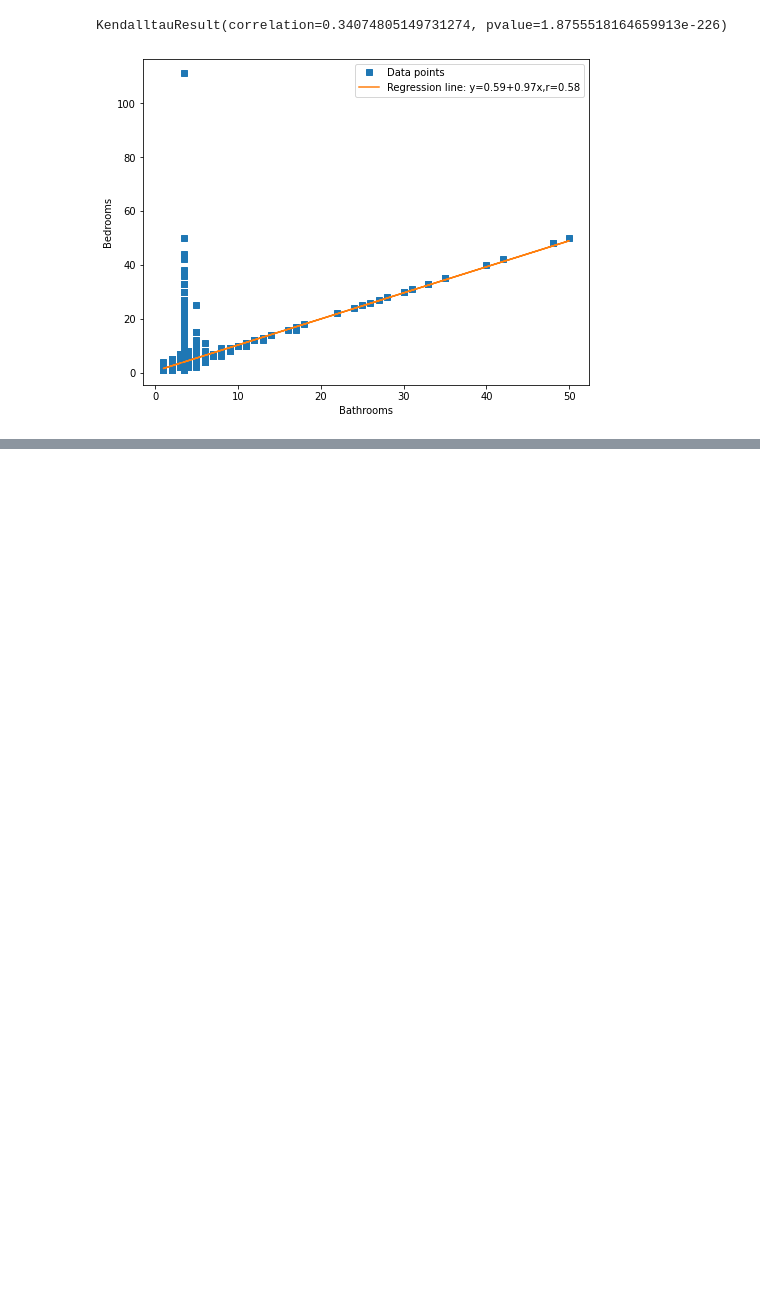
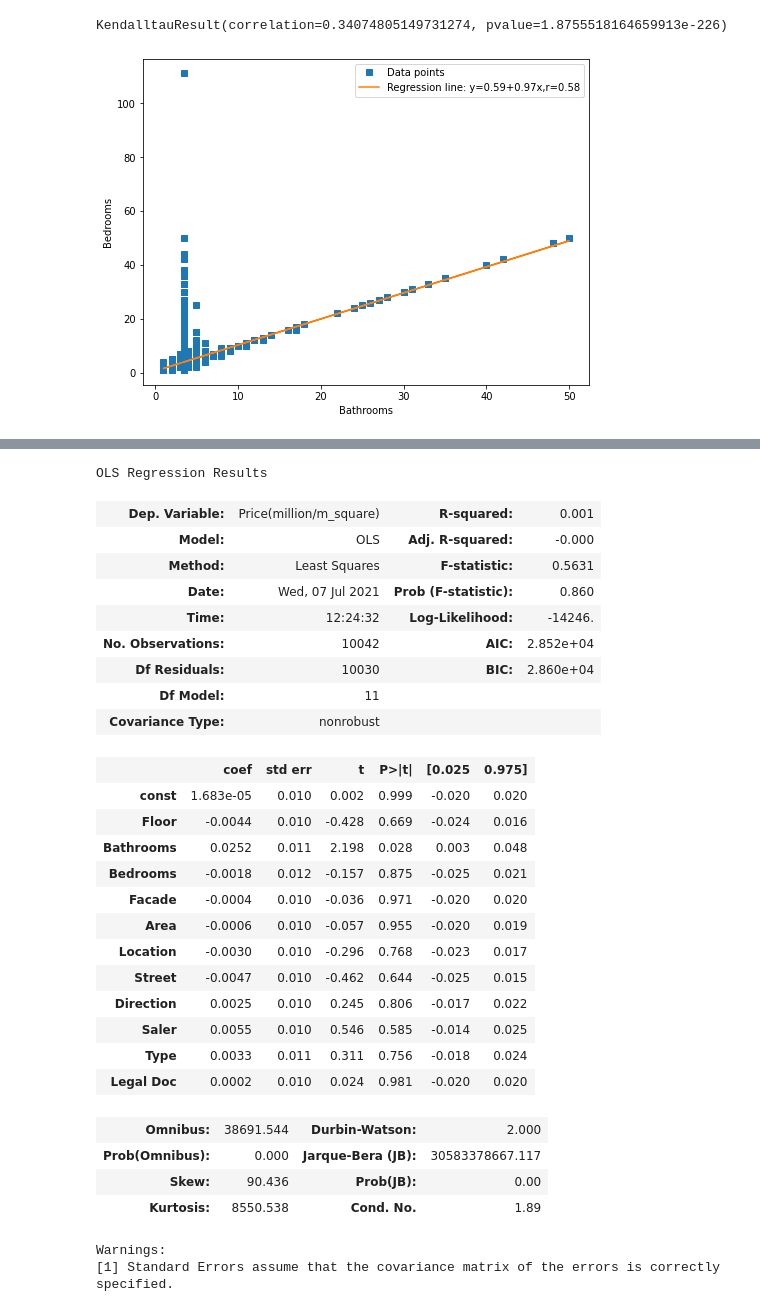
Before and after one commit to HieuTranV/DataVisualization, a Jupyter notebook: LabCK/Preprocessing.ipynb, the cells around one changed output, grey strips where cells are left out. Drawn from its saved outputs; the diff is of its cells as text; code cells hidden in the pictures; blank space fills up the shorter version.

```diff
--- a/LabCK/Preprocessing.ipynb
+++ b/LabCK/Preprocessing.ipynb
@@ -437,0 +587,4 @@ KendalltauResult(correlation=0.34074805149731274, pvalue=1.8755518164659913e-226
+# %%
+y = scale_df['Price(million/m_square)']
+yy = scale_df['Price']
+scale_df.drop(['Price', 'Price(million/m_square)'], axis=1, inplace=True)
@@ -437,0 +599,34 @@ KendalltauResult(correlation=0.34074805149731274, pvalue=1.8755518164659913e-226
+# %%
+result = sm.OLS(y, X).fit()
+# %%
+result.summary()
+# %% [output]
+OLS Regression Results
+| Dep. Variable: | Price(million/m_square) | R-squared: | 0.001 |
+| Model: | OLS | Adj. R-squared: | -0.000 |
+| Method: | Least Squares | F-statistic: | 0.5631 |
+| Date: | Wed, 07 Jul 2021 | Prob (F-statistic): | 0.860 |
+| Time: | 12:24:32 | Log-Likelihood: | -14246. |
+| No. Observations: | 10042 | AIC: | 2.852e+04 |
+| Df Residuals: | 10030 | BIC: | 2.860e+04 |
+| Df Model: | 11 |  |  |
+| Covariance Type: | nonrobust |  |  |
+|  | coef | std err | t | P>|t| | [0.025 | 0.975] |
+| const | 1.683e-05 | 0.010 | 0.002 | 0.999 | -0.020 | 0.020 |
+| Floor | -0.0044 | 0.010 | -0.428 | 0.669 | -0.024 | 0.016 |
+| Bathrooms | 0.0252 | 0.011 | 2.198 | 0.028 | 0.003 | 0.048 |
+| Bedrooms | -0.0018 | 0.012 | -0.157 | 0.875 | -0.025 | 0.021 |
+| Facade | -0.0004 | 0.010 | -0.036 | 0.971 | -0.020 | 0.020 |
+| Area | -0.0006 | 0.010 | -0.057 | 0.955 | -0.020 | 0.019 |
+| Location | -0.0030 | 0.010 | -0.296 | 0.768 | -0.023 | 0.017 |
+| Street | -0.0047 | 0.010 | -0.462 | 0.644 | -0.025 | 0.015 |
+| Direction | 0.0025 | 0.010 | 0.245 | 0.806 | -0.017 | 0.022 |
+| Saler | 0.0055 | 0.010 | 0.546 | 0.585 | -0.014 | 0.025 |
+| Type | 0.0033 | 0.011 | 0.311 | 0.756 | -0.018 | 0.024 |
+| Legal Doc | 0.0002 | 0.010 | 0.024 | 0.981 | -0.020 | 0.020 |
+| Omnibus: | 38691.544 | Durbin-Watson: | 2.000 |
+| Prob(Omnibus): | 0.000 | Jarque-Bera (JB): | 30583378667.117 |
+| Skew: | 90.436 | Prob(JB): | 0.00 |
+| Kurtosis: | 8550.538 | Cond. No. | 1.89 |
+Warnings:
+[1] Standard Errors assume that the covariance matrix of the errors is correctly specified.
```
Also changed, not shown: parts of 27 cells of this notebook.
